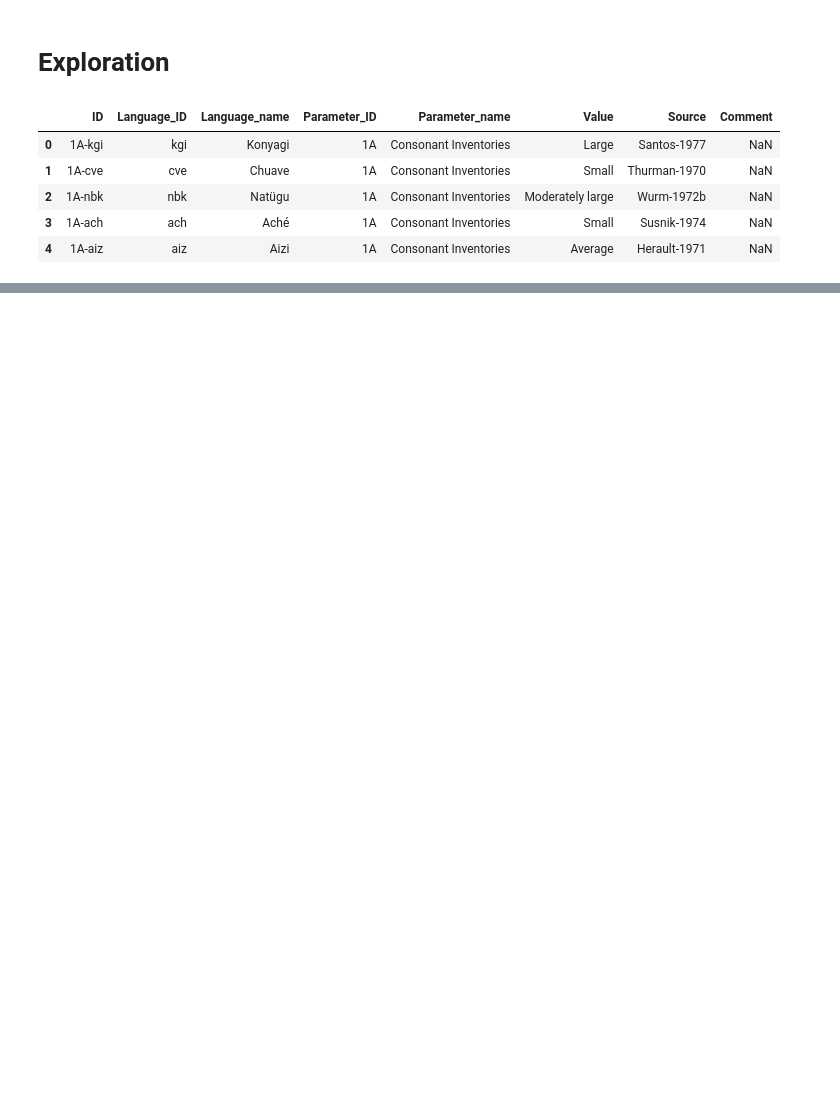
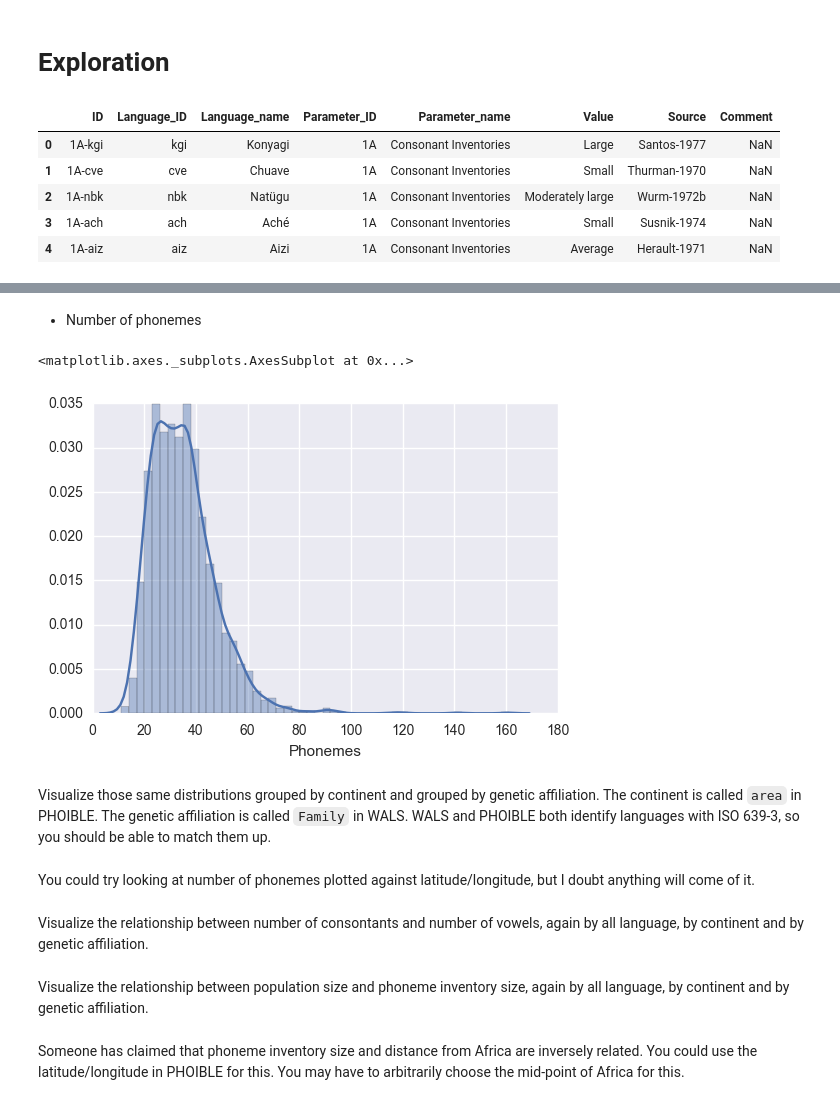
Before and after one commit to ds-modules/COGSCI-1B, a Jupyter notebook: Exploration.ipynb, the cells around one changed output, grey strips where cells are left out. Saved outputs shown, nothing was run; the diff lists cells and outputs as text; code cells hidden in the pictures; blank space fills up the shorter version.

```diff
--- a/Exploration.ipynb
+++ b/Exploration.ipynb
@@ -82,0 +110,17 @@ All the data for this will be in WALS. Morphological complexity is a vague term,
+# %% [markdown]
+- Number of phonemes
+# %%
+sns.distplot(phoible_data['Phonemes'])
+# %% [output]
+<matplotlib.axes._subplots.AxesSubplot at 0x...>
+[figure, added]
+# %% [markdown]
+Visualize those same distributions grouped by continent and grouped by genetic affiliation. The continent is called `area` in PHOIBLE. The genetic affiliation is called `Family` in WALS. WALS and PHOIBLE both identify languages with ISO 639-3, so you should be able to match them up.
+# %% [markdown]
+You could try looking at number of phonemes plotted against latitude/longitude, but I doubt anything will come of it.
+# %% [markdown]
+Visualize the relationship between number of consontants and number of vowels, again by all language, by continent and by genetic affiliation.
+# %% [markdown]
+Visualize the relationship between population size and phoneme inventory size, again by all language, by continent and by genetic affiliation.
+# %% [markdown]
+Someone has claimed that phoneme inventory size and distance from Africa are inversely related. You could use the latitude/longitude in PHOIBLE for this. You may have to arbitrarily choose the mid-point of Africa for this.
```
Also changed, not shown: parts of 20 cells of this notebook, 1 other file.
